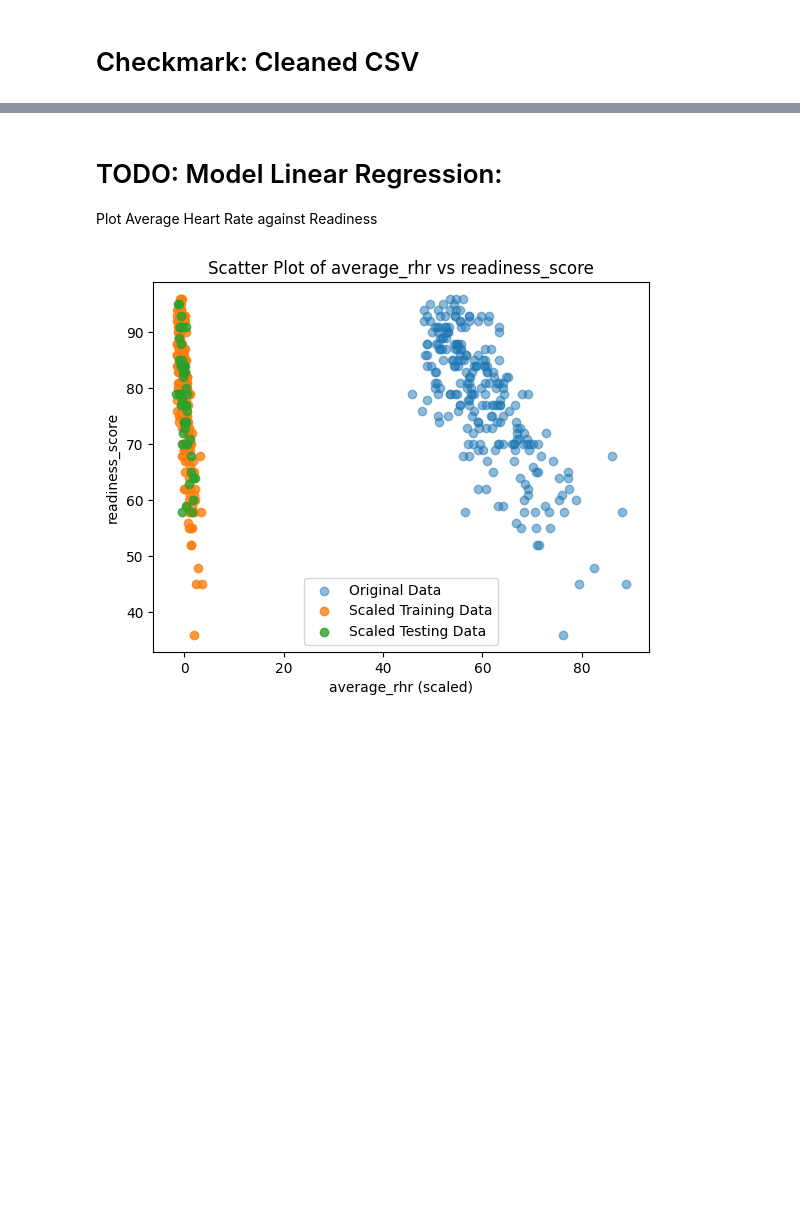
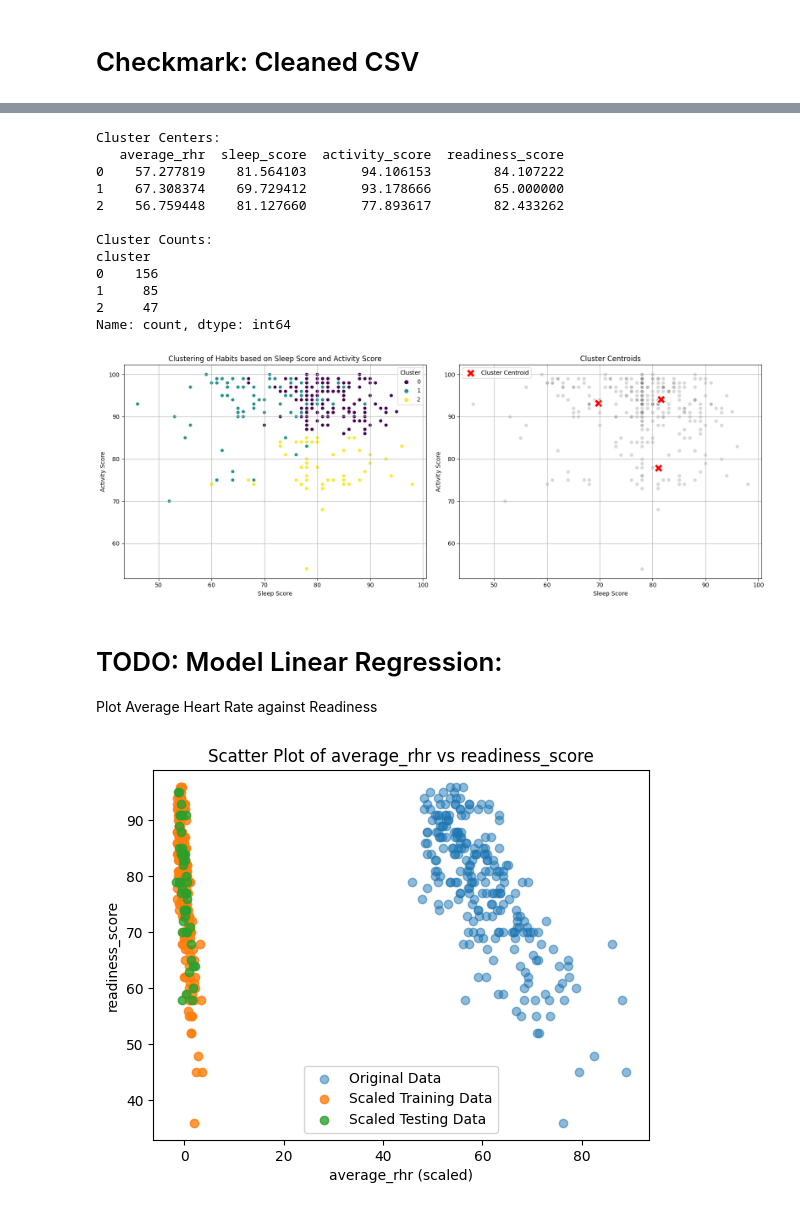
Before and after one commit to CPHughes7/Oura, a Jupyter notebook: oura-work.ipynb, the cells around one changed output, grey strips where cells are left out. Saved outputs shown, nothing was run; the diff lists cells and outputs as text; code cells hidden in the pictures; blank space fills up the shorter version.

Commit message:
Kaggle Notebook | Oura_Work | Clustering

```diff
--- a/oura-work.ipynb
+++ b/oura-work.ipynb
@@ -20,7 +32,6 @@ import seaborn as sns
 # %%
 data = '../input/oura-health-data-analysis-one-year-period/oura_2019_trends.csv'
 
-# Read CSV file into DataFrame
 df = pd.read_csv(data)
 
 # Convert 'date' to datetime format #removes unecessary column
@@ -28,7 +39,6 @@ df['date'] = pd.to_datetime(df['date'])
 
 # Set'date' as index column
 df.set_index('date', inplace=True)
-
 
 #Sanity check
 df = df.drop_duplicates()
@@ -40,6 +50,9 @@ print(df.describe())
 # Check for missing values
 print("\nMissing values in the DataFrame:")
 print(df.isnull().sum())
+
+# Drop rows where all columns are null
+df.dropna(how='all', inplace=True)
 # %% [output]
 Summary statistics of numerical columns:
        average_rhr  sleep_score  activity_score  readiness_score
@@ -118,3 +109,71 @@ plt.show()
+# %%
+# Handling missing values by imputing with column means
+imputer = SimpleImputer(strategy='mean')
+df_imputed = pd.DataFrame(imputer.fit_transform(df), columns=df.columns)
+
+# Normalize the data
+scaler = StandardScaler()
+df_normalized = scaler.fit_transform(df_imputed)
+
+# Apply K-means algorithm
+k = 3  # Number of clusters
+kmeans = KMeans(n_clusters=k, random_state=42)
+clusters = kmeans.fit_predict(df_normalized)
+
+# Assign cluster labels back to the DataFrame
+df_imputed['cluster'] = clusters
+
+# Print cluster centers
+print("Cluster Centers:")
+print(pd.DataFrame(scaler.inverse_transform(kmeans.cluster_centers_), columns=df.columns))
+
+# Analyze clusters
+cluster_counts = df_imputed['cluster'].value_counts()
+print("\nCluster Counts:")
+print(cluster_counts)
+
+
+# Scatter plot of clusters
+plt.figure(figsize=(16, 6))
+
+# Subplot 1: Scatter plot of clusters
+plt.subplot(1, 2, 1)
+sns.scatterplot(x='sleep_score', y='activity_score', hue='cluster', data=df_imputed, palette='viridis')
+plt.title('Clustering of Habits based on Sleep Score and Activity Score')
+plt.xlabel('Sleep Score')
+plt.ylabel('Activity Score')
+plt.legend(title='Cluster')
+plt.grid(True)
+
+# Visualizing cluster centroids
+cluster_centers = pd.DataFrame(scaler.inverse_transform(kmeans.cluster_centers_), columns=df.columns)
+
+# Subplot 2: Visualizing cluster centroids
+plt.subplot(1, 2, 2)
+sns.scatterplot(x='sleep_score', y='activity_score', data=df_imputed, color='gray', alpha=0.3)
+sns.scatterplot(x='sleep_score', y='activity_score', data=cluster_centers, s=200, color='red', marker='X', label='Cluster Centroid')
+plt.title('Cluster Centroids')
+plt.xlabel('Sleep Score')
+plt.ylabel('Activity Score')
+plt.legend()
+plt.grid(True)
+
+plt.tight_layout()
+plt.show()
+# %% [output]
+Cluster Centers:
+   average_rhr  sleep_score  activity_score  readiness_score
+0    57.277819    81.564103       94.106153        84.107222
+1    67.308374    69.729412       93.178666        65.000000
+2    56.759448    81.127660       77.893617        82.433262
+
+Cluster Counts:
+cluster
+0    156
+1     85
+2     47
+Name: count, dtype: int64
+[figure, added]
 # %% [markdown]
 # TODO: Model Linear Regression:
 Plot Average Heart Rate against Readiness
```
Also changed, not shown: parts of 12 cells of this notebook.
